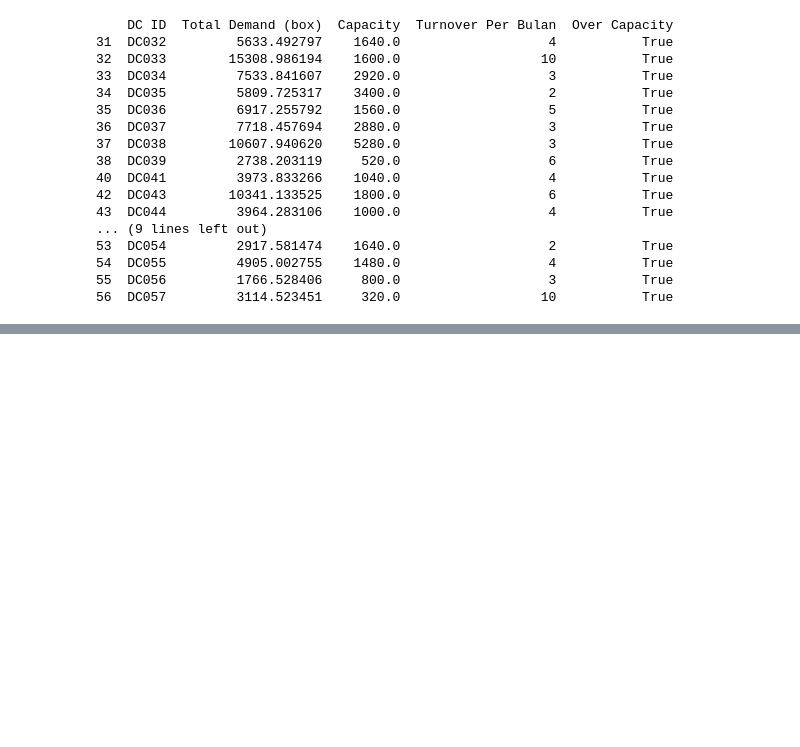
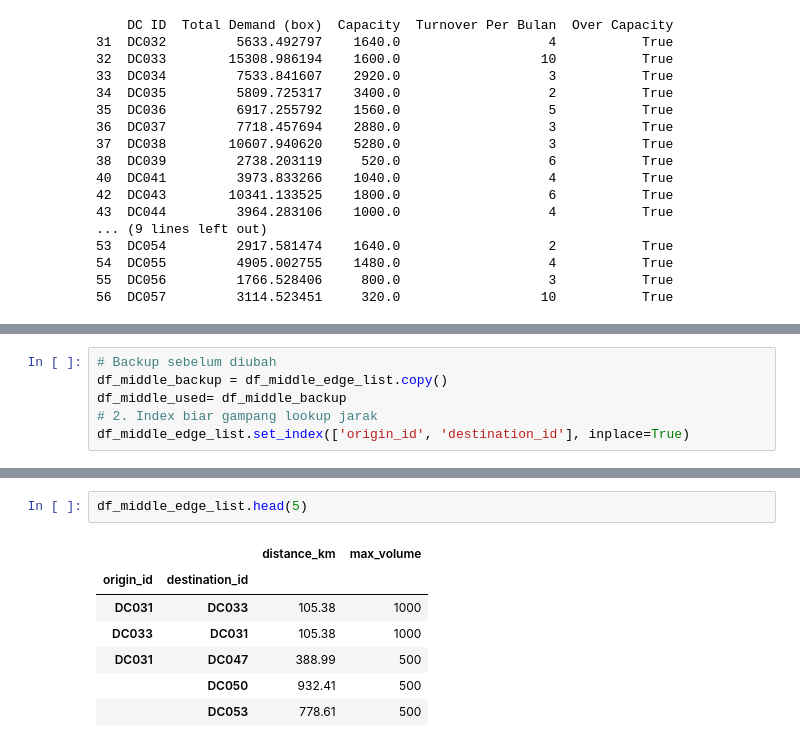
Before and after one commit to neshafwana30/Datathon, a Jupyter notebook: bangun_model.ipynb, the cells around one changed output, grey strips where cells are left out. Drawn from its saved outputs; the diff is of its cells as text; blank space fills up the shorter version.

```diff
--- a/bangun_model.ipynb
+++ b/bangun_model.ipynb
@@ -1040,0 +1060,6 @@ print(f"[C7] DC {j} | kapasitas efektif = {capacity}")
+# %%
+# Backup sebelum diubah
+df_middle_backup = df_middle_edge_list.copy()
+df_middle_used= df_middle_backup
+# 2. Index biar gampang lookup jarak
+df_middle_edge_list.set_index(['origin_id', 'destination_id'], inplace=True)
@@ -1040,0 +1421,10 @@ print(f"[C7] DC {j} | kapasitas efektif = {capacity}")
+# %%
+df_middle_edge_list.head(5)
+# %% [output]
+|  |  | distance_km | max_volume |
+| origin_id | destination_id |  |  |
+| DC031 | DC033 | 105.38 | 1000 |
+| DC033 | DC031 | 105.38 | 1000 |
+| DC031 | DC047 | 388.99 | 500 |
+|  | DC050 | 932.41 | 500 |
+|  | DC053 | 778.61 | 500 |
```
Also changed, not shown: parts of 16 cells of this notebook.
